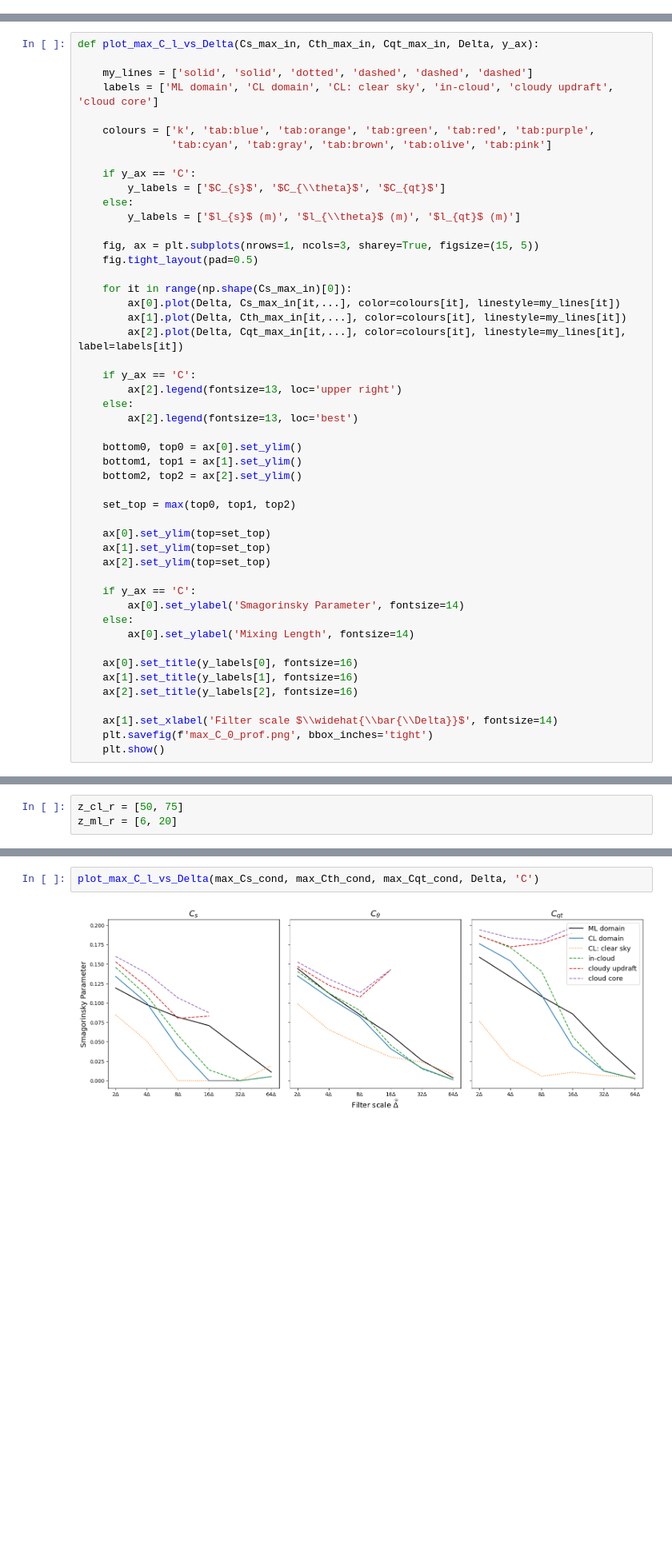
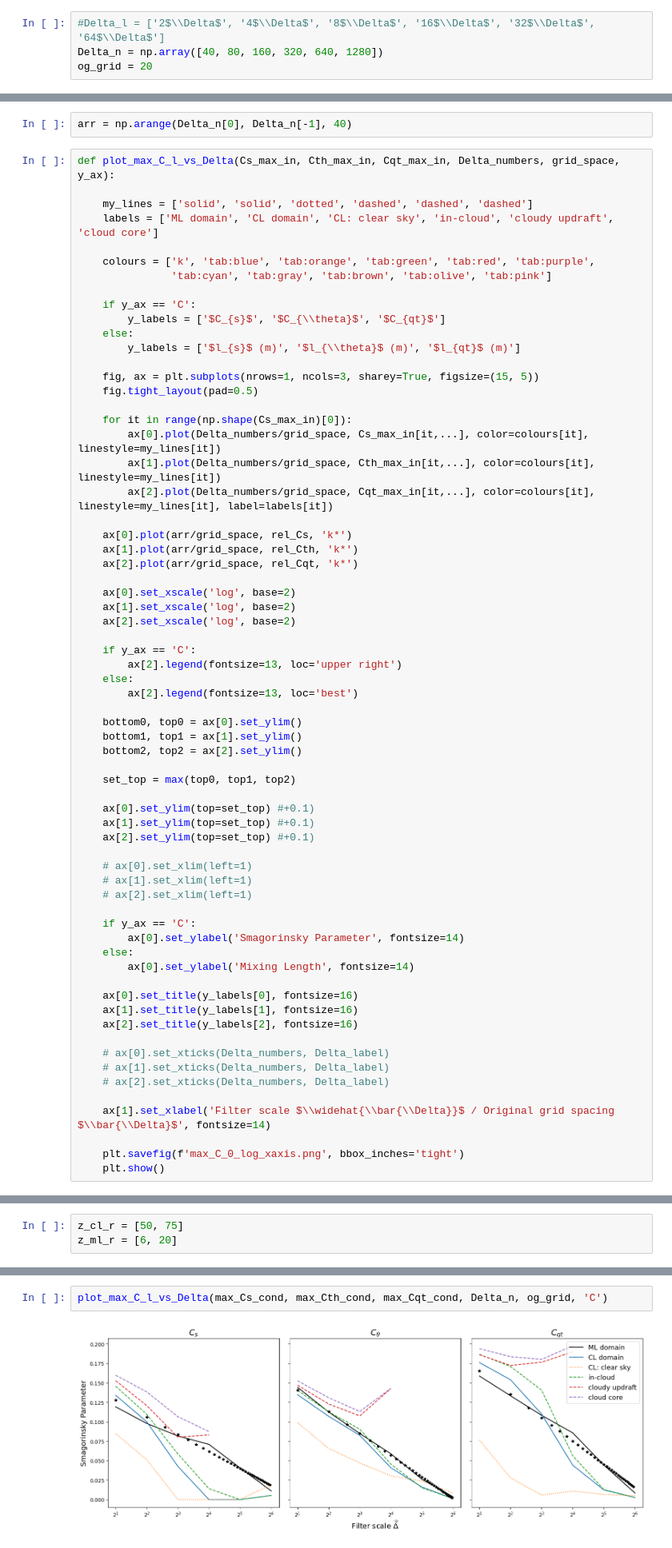
Before and after one commit to a-power/LES_analysis, a Jupyter notebook: old_code/fitting_relation_to_C_Delta.ipynb, the cells around one changed output, grey strips where cells are left out. Shown: that part at 80% size. Cells and saved outputs as stored; diff of their text form; blank space fills up the shorter version.

Commit message:
plotting linear log relation

```diff
--- a/old_code/fitting_relation_to_C_Delta.ipynb
+++ b/old_code/fitting_relation_to_C_Delta.ipynb
@@ -1,3 +1,7 @@
 # %%
 import numpy as np
 import matplotlib.pyplot as plt
+# %%
+#Delta_l = ['2$\\Delta$', '4$\\Delta$', '8$\\Delta$', '16$\\Delta$', '32$\\Delta$', '64$\\Delta$']
+Delta_n = np.array([40, 80, 160, 320, 640, 1280])
+og_grid = 20
@@ -4,5 +12,7 @@ import matplotlib.pyplot as plt
+# %%
+arr = np.arange(Delta_n[0], Delta_n[-1], 40)
 # %%
-def plot_max_C_l_vs_Delta(Cs_max_in, Cth_max_in, Cqt_max_in, Delta, y_ax):
+def plot_max_C_l_vs_Delta(Cs_max_in, Cth_max_in, Cqt_max_in, Delta_numbers, grid_space, y_ax):
 
     my_lines = ['solid', 'solid', 'dotted', 'dashed', 'dashed', 'dashed']
     labels = ['ML domain', 'CL domain', 'CL: clear sky', 'in-cloud', 'cloudy updraft', 'cloud core']
@@ -19,9 +29,17 @@ def plot_max_C_l_vs_Delta(Cs_max_in, Cth_max_in, Cqt_max_in, Delta, y_ax):
     fig.tight_layout(pad=0.5)
 
     for it in range(np.shape(Cs_max_in)[0]):
-        ax[0].plot(Delta, Cs_max_in[it,...], color=colours[it], linestyle=my_lines[it])
-        ax[1].plot(Delta, Cth_max_in[it,...], color=colours[it], linestyle=my_lines[it])
-        ax[2].plot(Delta, Cqt_max_in[it,...], color=colours[it], linestyle=my_lines[it], label=labels[it])
+        ax[0].plot(Delta_numbers/grid_space, Cs_max_in[it,...], color=colours[it], linestyle=my_lines[it])
+        ax[1].plot(Delta_numbers/grid_space, Cth_max_in[it,...], color=colours[it], linestyle=my_lines[it])
+        ax[2].plot(Delta_numbers/grid_space, Cqt_max_in[it,...], color=colours[it], linestyle=my_lines[it], label=labels[it])
+
+    ax[0].plot(arr/grid_space, rel_Cs, 'k*')
+    ax[1].plot(arr/grid_space, rel_Cth, 'k*')
+    ax[2].plot(arr/grid_space, rel_Cqt, 'k*')
+
+    ax[0].set_xscale('log', base=2)
+    ax[1].set_xscale('log', base=2)
+    ax[2].set_xscale('log', base=2)
 
     if y_ax == 'C':
         ax[2].legend(fontsize=13, loc='upper right')
@@ -34,9 +52,13 @@ def plot_max_C_l_vs_Delta(Cs_max_in, Cth_max_in, Cqt_max_in, Delta, y_ax):
 
     set_top = max(top0, top1, top2)
 
-    ax[0].set_ylim(top=set_top)
-    ax[1].set_ylim(top=set_top)
-    ax[2].set_ylim(top=set_top)
+    ax[0].set_ylim(top=set_top) #+0.1)
+    ax[1].set_ylim(top=set_top) #+0.1)
+    ax[2].set_ylim(top=set_top) #+0.1)
+
+    # ax[0].set_xlim(left=1)
+    # ax[1].set_xlim(left=1)
+    # ax[2].set_xlim(left=1)
 
     if y_ax == 'C':
         ax[0].set_ylabel('Smagorinsky Parameter', fontsize=14)
@@ -47,8 +69,13 @@ def plot_max_C_l_vs_Delta(Cs_max_in, Cth_max_in, Cqt_max_in, Delta, y_ax):
     ax[1].set_title(y_labels[1], fontsize=16)
     ax[2].set_title(y_labels[2], fontsize=16)
 
-    ax[1].set_xlabel('Filter scale $\\widehat{\\bar{\\Delta}}$', fontsize=14)
-    plt.savefig(f'max_C_0_prof.png', bbox_inches='tight')
+    # ax[0].set_xticks(Delta_numbers, Delta_label)
+    # ax[1].set_xticks(Delta_numbers, Delta_label)
+    # ax[2].set_xticks(Delta_numbers, Delta_label)
+
+    ax[1].set_xlabel('Filter scale $\\widehat{\\bar{\\Delta}}$ / Original grid spacing $\\bar{\\Delta}$', fontsize=14)
+
+    plt.savefig(f'max_C_0_log_xaxis.png', bbox_inches='tight')
     plt.show()
 # %%
 Cs_sq_cond = np.load('Cs_sq_cond.npy')
@@ -104,4 +133,4 @@ Delta = ['2$\\Delta$', '4$\\Delta$', '8$\\Delta$', '16$\\Delta$', '32$\\Delta$',
 # %%
-plot_max_C_l_vs_Delta(max_Cs_cond, max_Cth_cond, max_Cqt_cond, Delta, 'C')
+plot_max_C_l_vs_Delta(max_Cs_cond, max_Cth_cond, max_Cqt_cond, Delta_n, og_grid, 'C')
 # %% [output]
-[figure, old version]
+[figure, new version]
```
Also changed, not shown: parts of 4 cells of this notebook, 1 other file.
